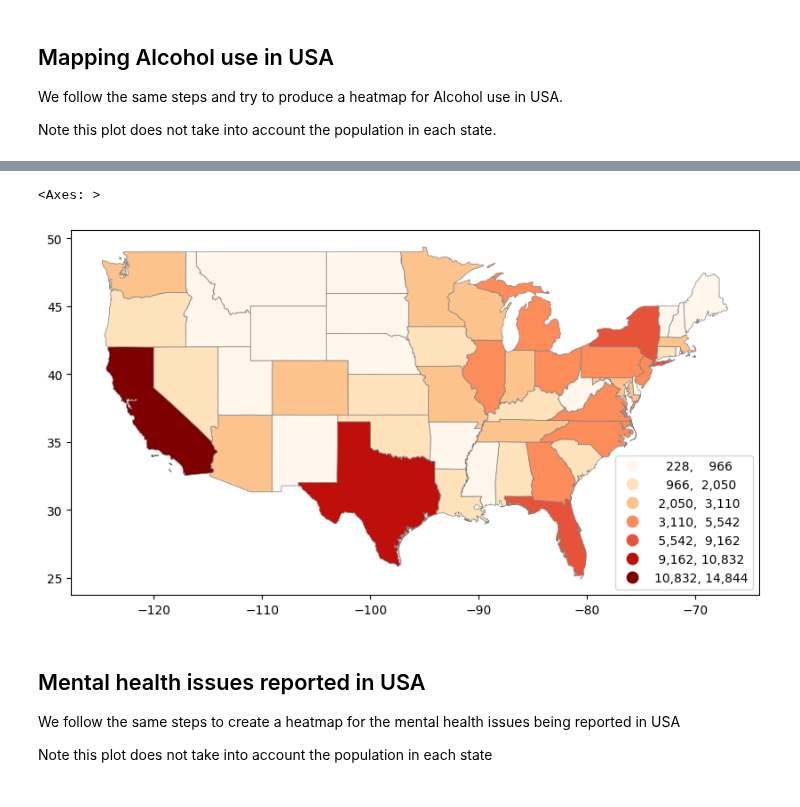
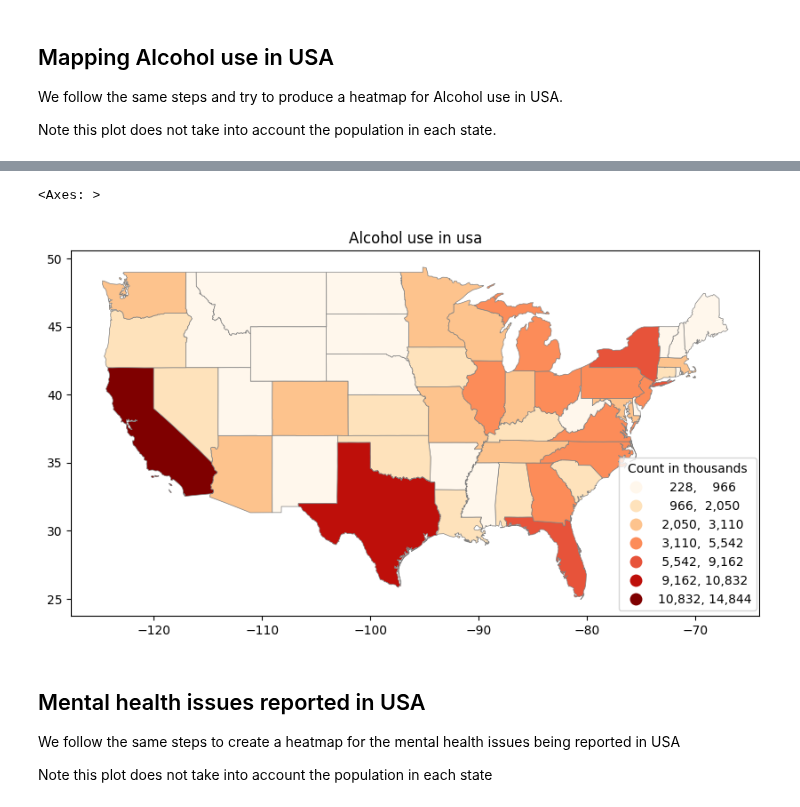
Before and after one commit to gauravshetty98/Analyzing-Statewise-Substance-Abuse-And-Its-Correalation, a Jupyter notebook: map_ps0.ipynb, the cells around one changed output, grey strips where cells are left out. Drawn from its saved outputs; the diff is of its cells as text; code cells hidden in the pictures.

```diff
--- a/map_ps0.ipynb
+++ b/map_ps0.ipynb
@@ -266,11 +214,15 @@ alcohol_df['18+'] = alcohol_df['18+'].str.replace(",","")
 alcohol_df['18+'] = pd.to_numeric(alcohol_df['18+'])
 alcohol_map = pd.merge(usa_shp, alcohol_df, on = 'State_Name', how = 'inner', indicator = False)
 # %%
-alcohol_map.plot(figsize=(10,12),column='18+',legend=True,cmap='OrRd',scheme='natural_breaks',k=7, edgecolor='grey',
-              linewidth=0.5,legend_kwds= {'bbox_to_anchor': (1, 0.4),"fmt": "{:,.0f}"})
+fig, ax = plt.subplots(1, figsize=(10,12))
+alcohol_map.plot(ax = ax,column='18+',legend=True,cmap='OrRd',scheme='natural_breaks',k=7, edgecolor='grey',
+              linewidth=0.5,legend_kwds= {'bbox_to_anchor': (1.005, 0.45),"fmt": "{:,.0f}"})
+ax.title.set_text('Alcohol use in usa')
+leg_alc = ax.get_legend()
+leg_alc.set_title('Count in thousands')
 # %% [output]
 <Axes: >
-[figure, old version]
+[figure, new version]
 # %% [markdown]
 ## Mental health issues reported in USA
 
```
Also changed, not shown: parts of 43 cells of this notebook.
